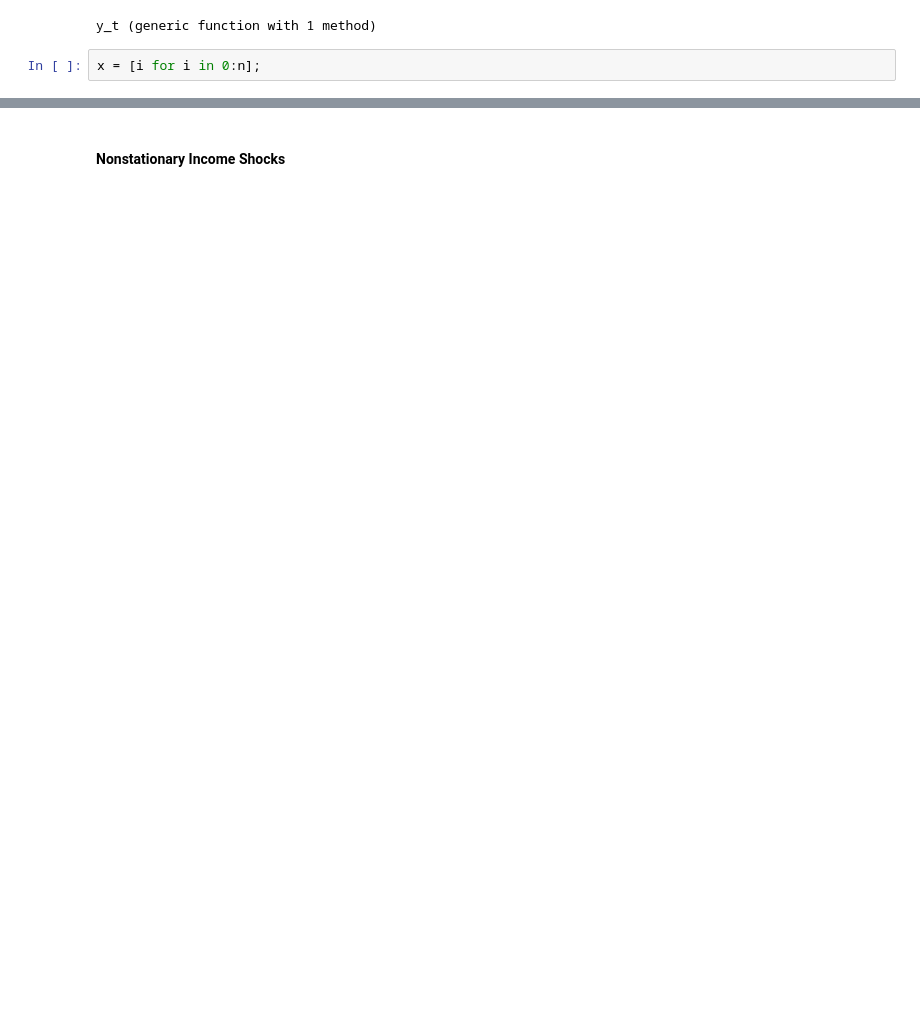
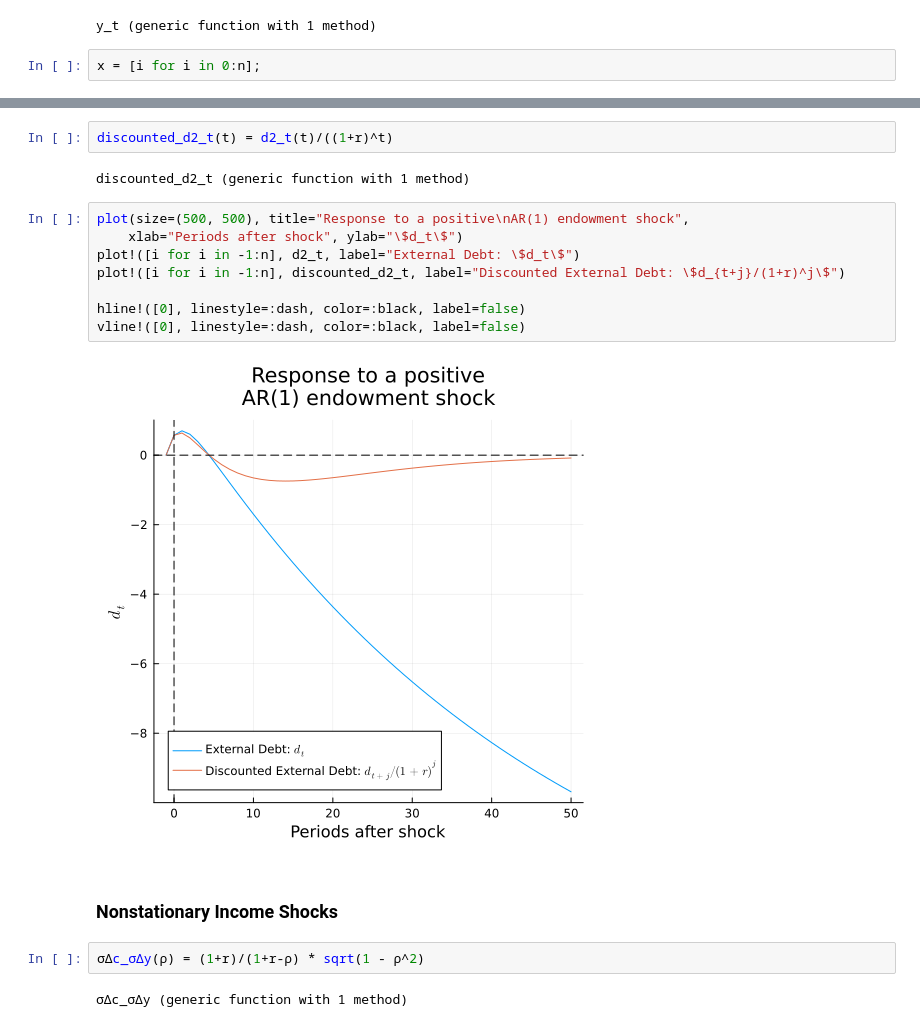
Before and after one commit to fabazan/open-economy-macroeconomics, a Jupyter notebook: ch2.ipynb, the cells around one changed output, grey strips where cells are left out. Saved outputs shown, nothing was run; the diff lists cells and outputs as text; blank space fills up the shorter version.

```diff
--- a/ch2.ipynb
+++ b/ch2.ipynb
@@ -95,2 +154,20 @@ vline!([0], linestyle=:dash, color=:black, label=false)
+# %%
+discounted_d2_t(t) = d2_t(t)/((1+r)^t)
+# %% [output]
+discounted_d2_t (generic function with 1 method)
+# %%
+plot(size=(500, 500), title="Response to a positive\nAR(1) endowment shock",
+    xlab="Periods after shock", ylab="\$d_t\$")
+plot!([i for i in -1:n], d2_t, label="External Debt: \$d_t\$")
+plot!([i for i in -1:n], discounted_d2_t, label="Discounted External Debt: \$d_{t+j}/(1+r)^j\$")
+
+hline!([0], linestyle=:dash, color=:black, label=false)
+vline!([0], linestyle=:dash, color=:black, label=false)
+# %% [output]
+[figure, added]
 # %% [markdown]
-#### Nonstationary Income Shocks
+### Nonstationary Income Shocks
+# %%
+σΔc_σΔy(ρ) = (1+r)/(1+r-ρ) * sqrt(1 - ρ^2)
+# %% [output]
+σΔc_σΔy (generic function with 1 method)
```
Also changed, not shown: parts of 29 cells of this notebook.
